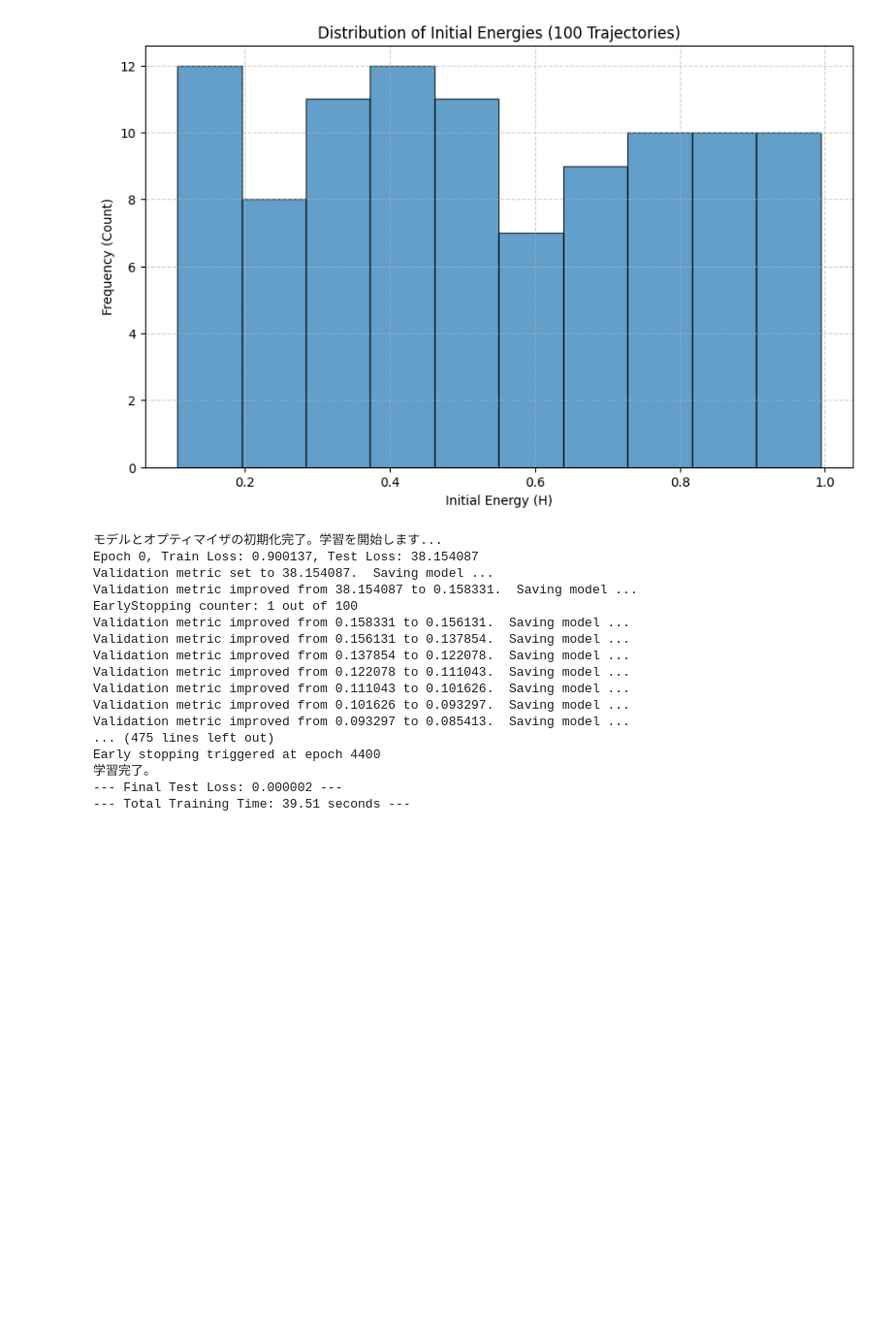
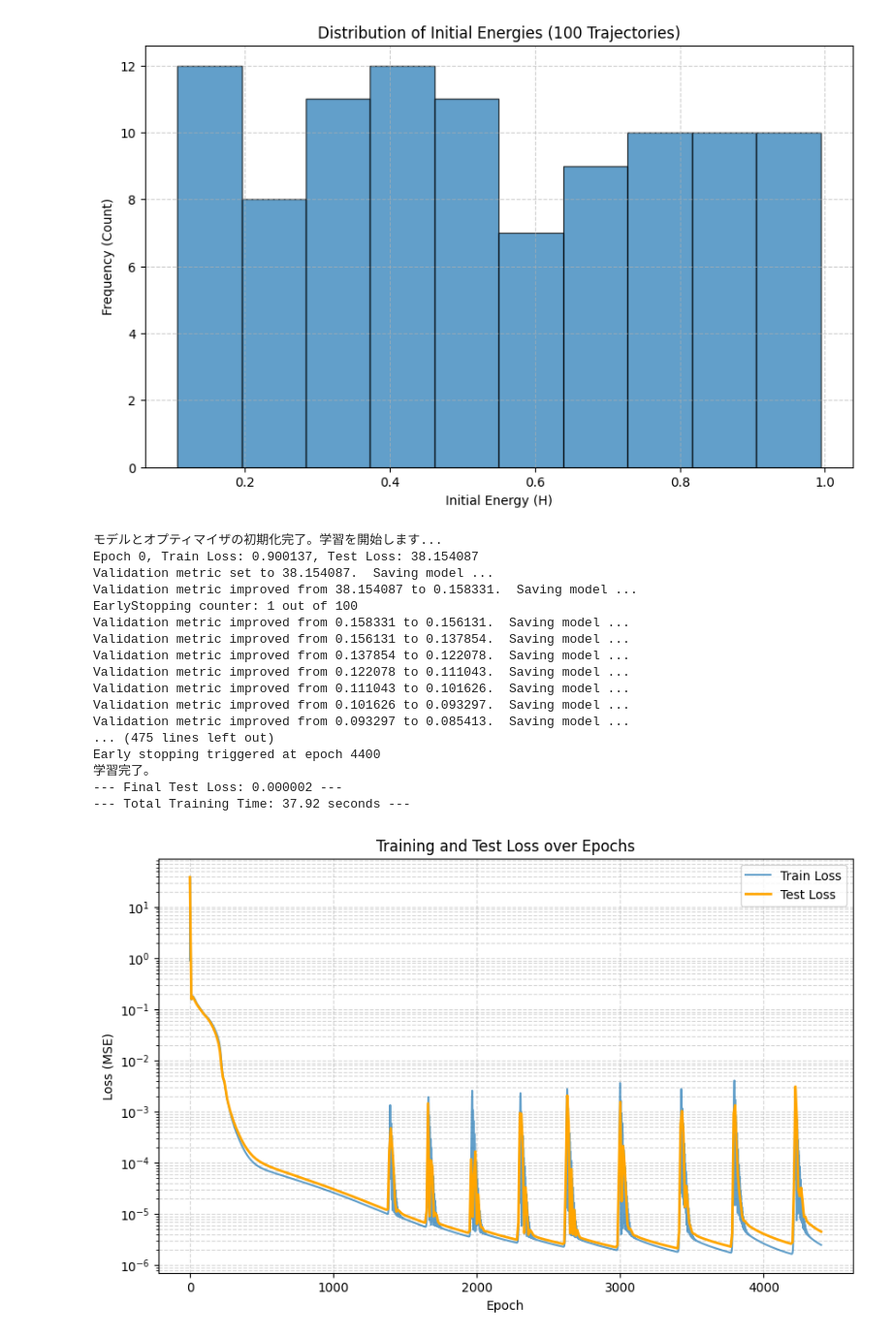
Before and after one commit to nkjm108/PIML, a Jupyter notebook: harmonic_ocillation_1D/H1D_NN_h.ipynb, the cells around one changed output. Shown at 97% size. Cells and saved outputs as stored; diff of their text form; code cells hidden in the pictures; blank space fills up the shorter version.

```diff
--- a/harmonic_ocillation_1D/H1D_NN_h.ipynb
+++ b/harmonic_ocillation_1D/H1D_NN_h.ipynb
@@ -111,34 +111,26 @@ Total Test Points:  1500
 '''
 learning Process
 '''
-
 # --- モデルとオプティマイザの初期化 ---
 bnn_model = BaselineNN_h(hidden_dim=hidden_dim, output_dim=q_dim)
-model_apply_fn = bnn_model.apply  # jitで使用できるようにするためapplyというメソッドを変数に割り当てる。
+model_apply_fn = bnn_model.apply
 
-key, init_key = jax.random.split(key) #同じkeyを与えると同じ値を毎回与える
-
-# モデルを初期化するためのダミー入力 (t, q, v)
-# q と v は q_dim に合わせる
+key, init_key = jax.random.split(key)
 dummy_q = jnp.zeros((q_dim,))
 dummy_p = jnp.zeros((q_dim,))
 dummy_state = (0.0, dummy_q, dummy_p)
 
-params = bnn_model.init(init_key, dummy_state)['params'] #構造を決定
+params = bnn_model.init(init_key, dummy_state)['params']
 optimizer = optax.adamw(learning_rate, weight_decay=1e-4)
-opt_state = optimizer.init(params) #重みを追跡するために必要な内部メモリ状態
-
-es = es.EarlyStopping(patience=100, verbose=True, path='best_lnn_params.pkl', mode='min', save_best_on_disk=False)
+opt_state = optimizer.init(params)
 
 print("モデルとオプティマイザの初期化完了。学習を開始します...")
 
 start_train_time = time.time()
 
-'''
-全バッチ学習に変更する
-'''
-# ミニバッチのサイズ
-batch_size = 256
+train_loss_history = []
+test_loss_history = []
+test_steps_history = []
 
 # --- 学習ループ ---
 for epoch in range(num_epochs):
@@ -166,7 +158,7 @@ for epoch in range(num_epochs):
         train_targets
     )
 
-    check_interval = 10
+    train_loss_history.append(float(train_loss))
 
     if epoch % check_interval == 0:
         test_loss = compute_loss(
@@ -175,6 +167,9 @@ for epoch in range(num_epochs):
             test_dataset_states,
             test_dataset_targets
         )
+
+        test_loss_history.append(float(test_loss))
+        test_steps_history.append(epoch)
 
         if epoch % 100 == 0:
              print(f"Epoch {epoch}, Train Loss: {train_loss:.6f}, Test Loss: {test_loss:.6f}")
@@ -210,7 +205,23 @@ Validation metric improved from 0.093297 to 0.085413.  Saving model ...
 Early stopping triggered at epoch 4400
 学習完了。
 --- Final Test Loss: 0.000002 ---
---- Total Training Time: 39.51 seconds ---
+--- Total Training Time: 37.92 seconds ---
+# %%
+# --- Lossの可視化 ---
+plt.figure(figsize=(10, 6))
+
+plt.plot(train_loss_history, label='Train Loss', alpha=0.7)
+plt.plot(test_steps_history, test_loss_history, label='Test Loss', linewidth=2, color='orange')
+
+plt.yscale('log')  # 縦軸を対数表示にする
+plt.xlabel('Epoch')
+plt.ylabel('Loss (MSE)')
+plt.title('Training and Test Loss over Epochs')
+plt.legend()
+plt.grid(True, which="both", ls="--", alpha=0.5)
+plt.show()
+# %% [output]
+[figure, added]
 # %%
 '''
 generate trajectory
```
Also changed, not shown: parts of 5 cells of this notebook, 4 other files.
